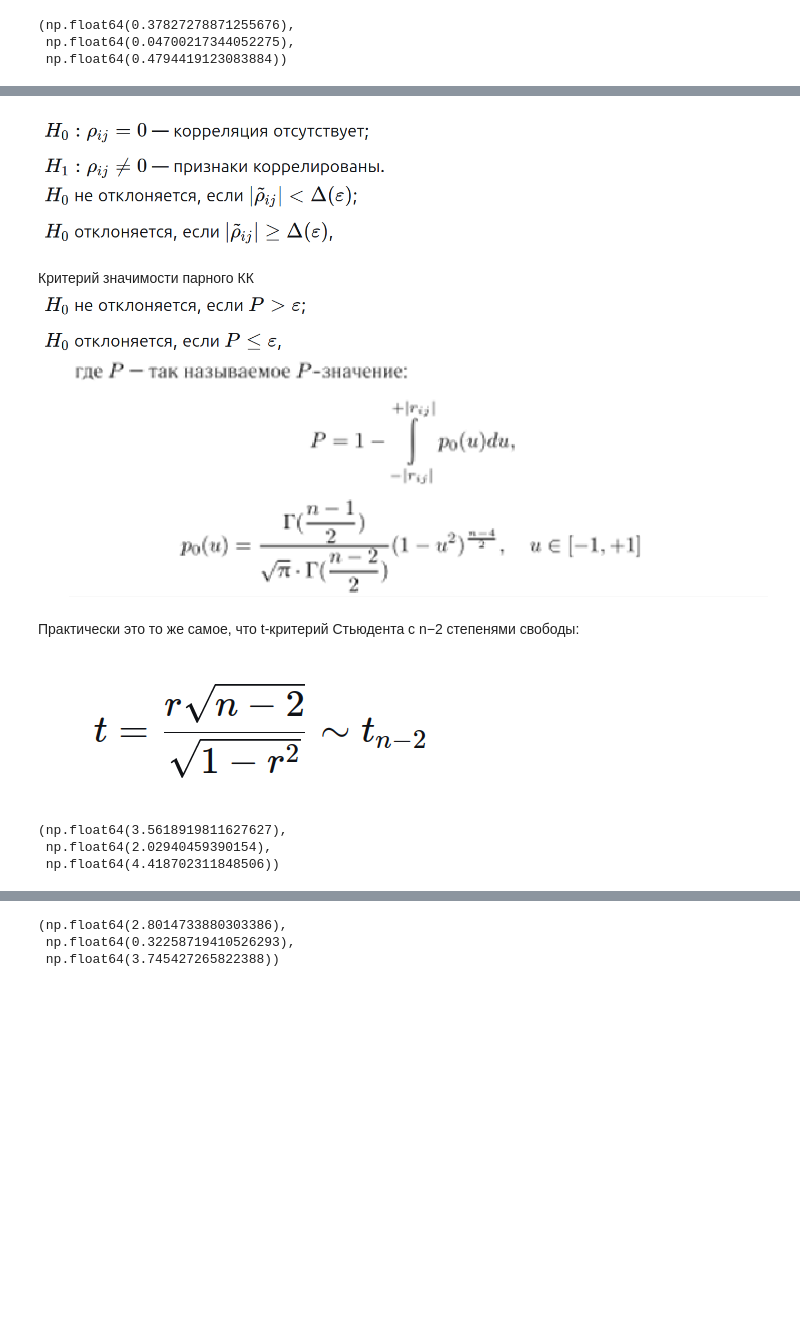
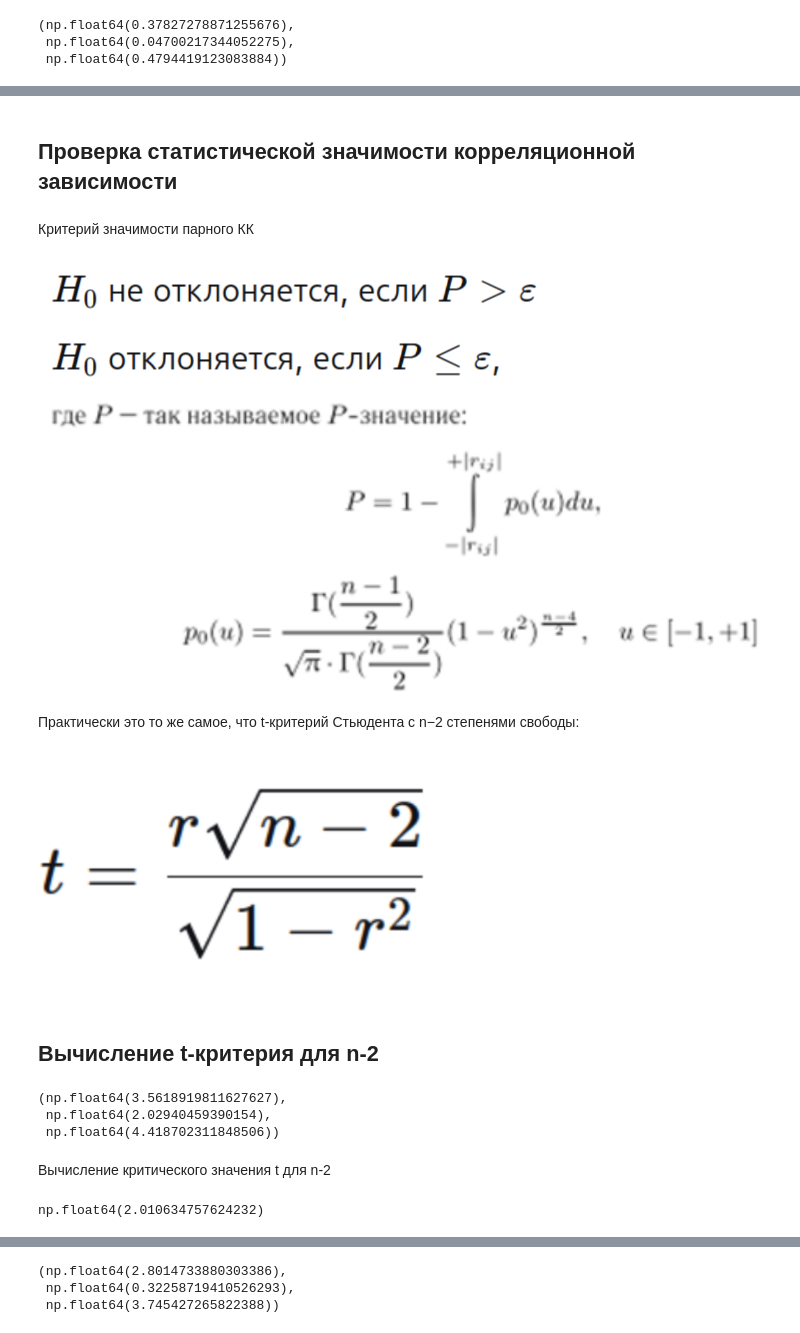
Before and after one commit to den1s-k0/Semester-5, a Jupyter notebook: DAiE&F&I(Data analysis in economics, finance and insurance)/Labs DAiE&F&I KD/Lab 02 DAiE&F&I KD/Lab DAiE&F&I 02 KD.ipynb, the cells around one changed output, grey strips where cells are left out. Saved outputs shown, nothing was run; the diff lists cells and outputs as text; code cells hidden in the pictures; blank space fills up the shorter version.

```diff
--- a/DAiE&F&I(Data analysis in economics, finance and insurance)/Labs DAiE&F&I KD/Lab 02 DAiE&F&I KD/Lab DAiE&F&I 02 KD.ipynb
+++ b/DAiE&F&I(Data analysis in economics, finance and insurance)/Labs DAiE&F&I KD/Lab 02 DAiE&F&I KD/Lab DAiE&F&I 02 KD.ipynb
@@ -149,13 +180,20 @@ r_12_3, r_23_1, r_13_2 != 0 --> имеет место прямая зависи
-# %% [markdown]
-![image.png](attachment:c1bbe385-3264-4263-9d94-28ea5cb2a6e5.png)
-![image.png](attachment:c2e0f76a-0f3e-42d4-9782-1d2dd433c6bf.png)
+# %% [markdown]
+## Проверка статистической значимости корреляционной зависимости
 # %% [markdown]
 Критерий значимости парного КК
-![image.png](attachment:1a422171-3e6f-463a-8692-b1d029e34196.png)
-![image.png](attachment:a04d6cb0-83bf-4d36-8056-d6570837d9aa.png)
+# %%
+display(Image(filename='image4.png', width=500))
+display(Image(filename='image5.png', width=800))
+# %% [output]
+[figure, added]
+[figure, added]
 # %% [markdown]
 Практически это то же самое, что t-критерий Стьюдента с n−2 степенями свободы:
-
-![image.png](attachment:daf325f2-bf4a-4f0f-9d76-6eaed253f519.png)
+# %%
+display(Image(filename='image6.png', width=400))
+# %% [output]
+[figure, added]
+# %% [markdown]
+## Вычисление t-критерия для n-2
 # %%
 n = len(data[data['type'] == 3])
@@ -169,3 +208,11 @@ t_12, t_23, t_13
 (np.float64(3.5618919811627627),
  np.float64(2.02940459390154),
  np.float64(4.418702311848506))
+# %% [markdown]
+Вычисление критического значения t для n-2
+# %%
+t_crit_pair = sts.t.ppf(1 - a/2, n - 2)
+
+t_crit_pair
+# %% [output]
+np.float64(2.010634757624232)
```
Also changed, not shown: parts of 57 cells of this notebook, 17 other files.
